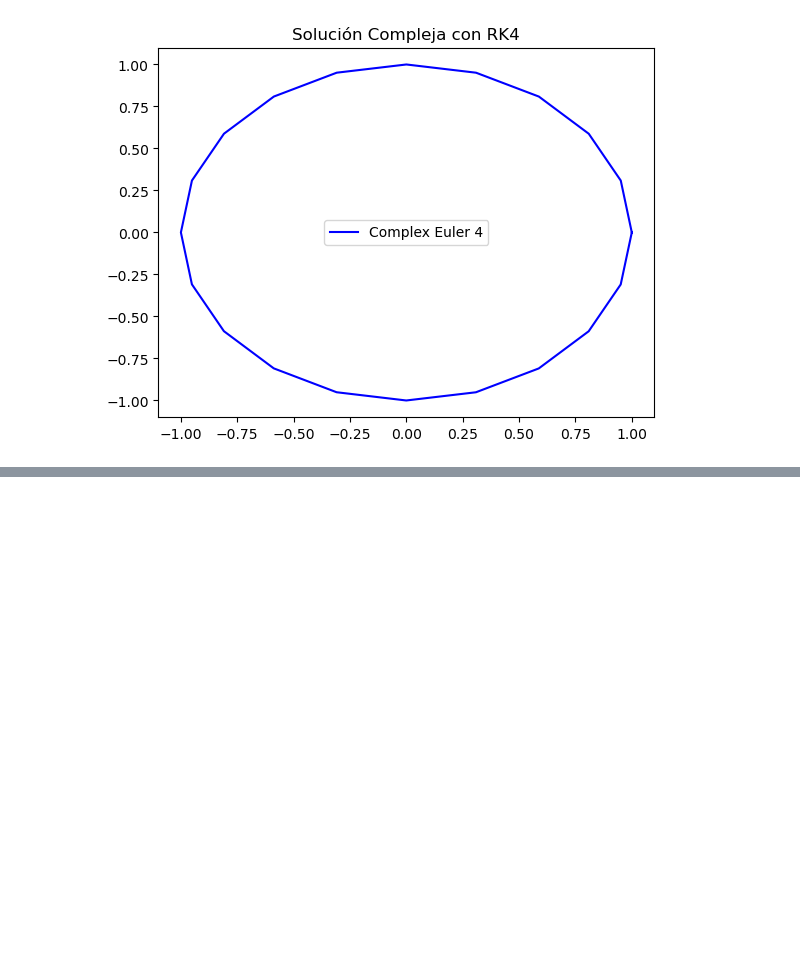
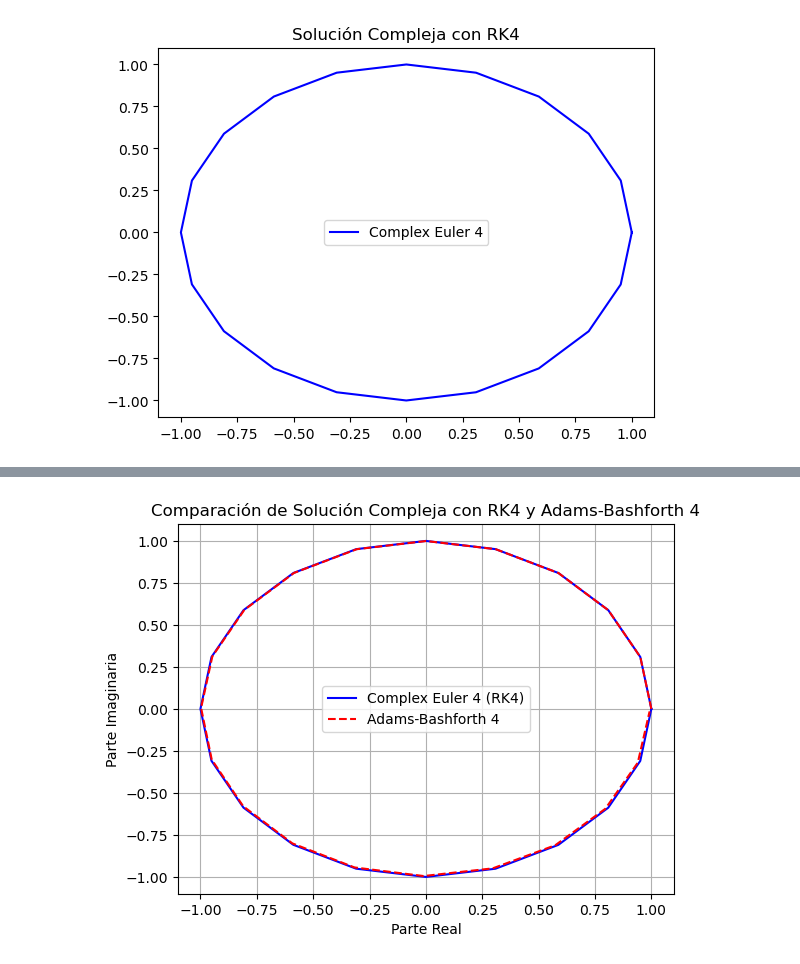
Before and after one commit to leylaaaa1/MetodosII_SantiagoGarcia_CatalinaGuatibonza, a Jupyter notebook: Parcial2_SantiagoGarcia_CatalinaGuatibonza/PreParcialRK_Bashford_Moulton.ipynb, the cells around one changed output, grey strips where cells are left out. Drawn from its saved outputs; the diff is of its cells as text; code cells hidden in the pictures; blank space fills up the shorter version.

```diff
--- a/Parcial2_SantiagoGarcia_CatalinaGuatibonza/PreParcialRK_Bashford_Moulton.ipynb
+++ b/Parcial2_SantiagoGarcia_CatalinaGuatibonza/PreParcialRK_Bashford_Moulton.ipynb
@@ -79,0 +199,83 @@ plt.show()
+# %%
+# Función que define la derivada
+def fc(z):
+    return 1j*z
+
+# Método de Euler complejo usando RK4
+def ComplexEuler4():
+    global theta
+    global h_
+    global f
+
+    theta += h_
+
+    k1 = fc(f)
+    k2 = fc(f + h_*k1/2)
+    k3 = fc(f + h_*k2/2)
+    k4 = fc(f + h_*k3)
+
+    f += (h_/6)*(k1 + 2*k2 + 2*k3 + k4)
+
+# Implementación del método Adams-Bashforth de 4 pasos
+def AdamsBashforth4():
+    global theta
+    global h_
+    global f
+    global f_history
+
+    theta += h_
+
+    if len(f_history) < 4:
+        # Uso de RK4 para los primeros pasos
+        k1 = fc(f)
+        k2 = fc(f + h_*k1/2)
+        k3 = fc(f + h_*k2/2)
+        k4 = fc(f + h_*k3)
+        f += (h_/6)*(k1 + 2*k2 + 2*k3 + k4)
+    else:
+        f += (h_/24)*(55*fc(f_history[-1]) - 59*fc(f_history[-2]) + 37*fc(f_history[-3]) - 9*fc(f_history[-4]))
+
+    # Actualizar el historial
+    f_history.append(f)
+
+# Configuración inicial
+theta = 0.
+N = 20
+Vueltas = 1
+h_ = Vueltas * 2*np.pi/N
+f = 1
+
+# Solución usando RK4
+Solucion4 = np.array([theta, f])
+for i in range(N):
+    ComplexEuler4()
+    Solucion4 = np.vstack([Solucion4, np.array([theta, f])])
+
+Re4 = np.real(Solucion4[:, 1])
+Im4 = np.imag(Solucion4[:, 1])
+
+# Restablecer para Adams-Bashforth
+theta = 0.
+f = 1
+f_history = []
+
+# Solución usando Adams-Bashforth 4
+SolucionAB4 = np.array([theta, f])
+for i in range(N):
+    AdamsBashforth4()
+    SolucionAB4 = np.vstack([SolucionAB4, np.array([theta, f])])
+
+ReAB4 = np.real(SolucionAB4[:, 1])
+ImAB4 = np.imag(SolucionAB4[:, 1])
+
+plt.plot(Re4, Im4, label="Complex Euler 4 (RK4)", color='blue')
+plt.plot(ReAB4, ImAB4, label="Adams-Bashforth 4", color='red', linestyle='--')
+
+plt.title("Comparación de Solución Compleja con RK4 y Adams-Bashforth 4")
+plt.xlabel("Parte Real")
+plt.ylabel("Parte Imaginaria")
+plt.legend()
+plt.grid(True)
+plt.show()
+# %% [output]
+[figure, added]
```
Also changed, not shown: parts of 21 cells of this notebook.
